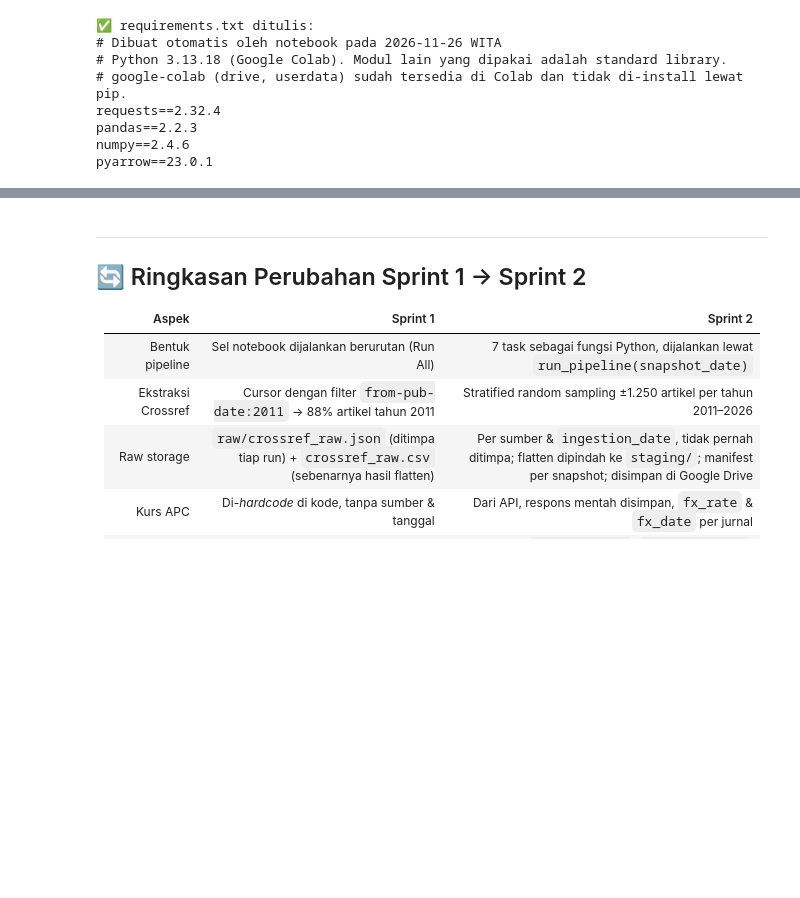
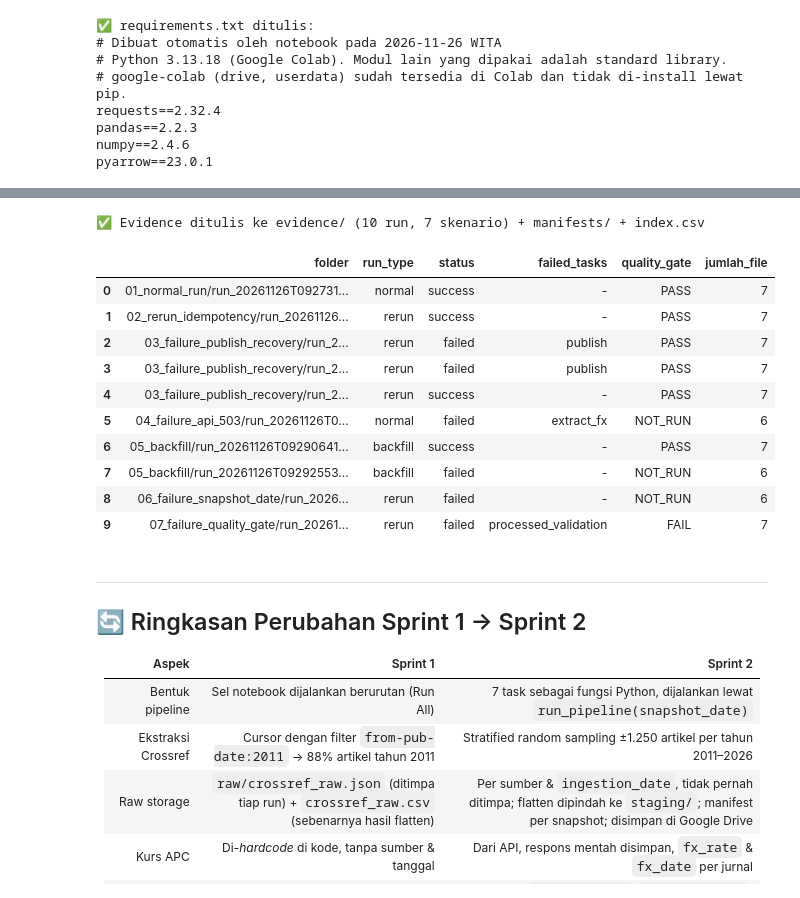
Before and after one commit to IRay3477/DatEng, a Jupyter notebook: Kelompok_5_Scientific_Publication_Pipeline.ipynb, the cells around one changed output, grey strips where cells are left out. Saved outputs shown, nothing was run; the diff lists cells and outputs as text; code cells hidden in the pictures; blank space fills up the shorter version.

Commit message:
docs: add Final Project summary, checklist, and evidence folder

```diff
--- a/Kelompok_5_Scientific_Publication_Pipeline.ipynb
+++ b/Kelompok_5_Scientific_Publication_Pipeline.ipynb
@@ -4716,3 +4732,74 @@ pyarrow==23.0.1
+# %%
+# ------------------------------------------------------------------ evidence folder (salinan bukti dari logs/, tidak mengubah logs/ atau processed/)
+# Run yang dipakai = run dari "Restart and run all" snapshot 2026-11-26 (17.27–17.29 WITA) yang output-nya ada di notebook ini.
+EVIDENCE_DIR = BASE_DIR / "evidence"
+PROD_LOGS, UJI_LOGS = BASE_DIR / "logs", BASE_DIR / "uji_sprint3" / "logs"
+LOG_FILES = ["task_runs.csv", "task_events.csv", "monitoring_summary.csv", "pipeline_run_history.csv", "alerts.csv"]
+EVIDENCE_RUNS = [
+    ("01_normal_run", "Run normal snapshot 2026-11-26: 11 task success, quality gate PASS", PROD_LOGS,
+     ["run_20261126T092731499213"]),
+    ("02_rerun_idempotency", "Rerun snapshot yang sama: isi articles identik (fingerprint sama)", PROD_LOGS,
+     ["run_20261126T092750724372"]),
+    ("03_failure_publish_recovery", "Swap gagal → rollback; sesi mati di tengah swap; run berikutnya recovery", PROD_LOGS,
+     ["run_20261126T092806543411", "run_20261126T092820260246", "run_20261126T092833346012"]),
+    ("04_failure_api_503", "Uji A (simulasi): Crossref 503 lalu pulih, kurs 503 terus → failed, downstream skipped", UJI_LOGS,
+     ["run_20261126T092850530320"]),
+    ("05_backfill", "Uji B: backfill 2026-10-30 ke processed_backfill/; backfill tanpa raw (2026-10-01) ditolak", PROD_LOGS,
+     ["run_20261126T092906413136", "run_20261126T092925537581"]),
+    ("06_failure_snapshot_date", "Uji C: snapshot baru untuk tanggal selain hari ini ditolak, 11 task skipped", PROD_LOGS,
+     ["run_20261126T092927408781"]),
+    ("07_failure_quality_gate", "Uji D (simulasi): 1 DOI duplikat → quality gate FAIL, publish skipped", PROD_LOGS,
+     ["run_20261126T092928771819"]),
+]
+EVIDENCE_MANIFESTS = ["2026-11-26", "2026-10-30"]
+
+if EVIDENCE_DIR.exists():
+    shutil.rmtree(EVIDENCE_DIR)                  # salinan turunan; sumber aslinya tetap di logs/
+index_rows = []
+for folder, description, log_dir, run_ids in EVIDENCE_RUNS:
+    monitoring = pd.read_csv(log_dir / "monitoring_summary.csv", dtype=str).set_index("run_id")
+    for run_id in run_ids:
+        if run_id not in monitoring.index:
+            print(f"⚠️ {run_id} tidak ada di {log_dir.relative_to(BASE_DIR)}/ → dilewati")
+            continue
+        target = EVIDENCE_DIR / folder / run_id
+        target.mkdir(parents=True)
+        for file_name in LOG_FILES:
+            if (log_dir / file_name).exists():
+                rows = pd.read_csv(log_dir / file_name, dtype=str)
+                rows[rows["run_id"] == run_id].to_csv(target / file_name, index=False)
+        for source in [log_dir / "quality_reports" / f"quality_report_{run_id}.csv",
+                       log_dir / "run_metadata" / f"run_metadata_{run_id}.json"]:
+            if source.exists():
+                shutil.copy2(source, target / source.name)
+        run = monitoring.loc[run_id]
+        index_rows.append({"folder": f"{folder}/{run_id}", "skenario": description, "run_type": run["run_type"],
+                           "snapshot_date": run["snapshot_date"], "status": run["status"],
+                           "failed_tasks": run["failed_tasks"], "quality_gate": run["quality_gate"],
+                           "log_asal": str(log_dir.relative_to(BASE_DIR)), "jumlah_file": len(list(target.iterdir()))})
+
+(EVIDENCE_DIR / "manifests").mkdir(parents=True, exist_ok=True)
+for snapshot in EVIDENCE_MANIFESTS:
+    source = BASE_DIR / "raw" / "_manifests" / f"manifest_{snapshot}.json"
+    shutil.copy2(source, EVIDENCE_DIR / "manifests" / source.name)
+
+evidence_index = pd.DataFrame(index_rows)
+evidence_index.to_csv(EVIDENCE_DIR / "index.csv", index=False)
+print(f"✅ Evidence ditulis ke evidence/ ({len(index_rows)} run, {len(EVIDENCE_RUNS)} skenario) + manifests/ + index.csv")
+display(evidence_index[["folder", "run_type", "status", "failed_tasks", "quality_gate", "jumlah_file"]])
+# %% [output]
+✅ Evidence ditulis ke evidence/ (10 run, 7 skenario) + manifests/ + index.csv
+|  | folder | run_type | status | failed_tasks | quality_gate | jumlah_file |
+| 0 | 01_normal_run/run_20261126T092731... | normal | success | - | PASS | 7 |
+| 1 | 02_rerun_idempotency/run_20261126... | rerun | success | - | PASS | 7 |
+| 2 | 03_failure_publish_recovery/run_2... | rerun | failed | publish | PASS | 7 |
+| 3 | 03_failure_publish_recovery/run_2... | rerun | failed | publish | PASS | 7 |
+| 4 | 03_failure_publish_recovery/run_2... | rerun | success | - | PASS | 7 |
+| 5 | 04_failure_api_503/run_20261126T0... | normal | failed | extract_fx | NOT_RUN | 6 |
+| 6 | 05_backfill/run_20261126T09290641... | backfill | success | - | PASS | 7 |
+| 7 | 05_backfill/run_20261126T09292553... | backfill | failed | - | NOT_RUN | 6 |
+| 8 | 06_failure_snapshot_date/run_2026... | rerun | failed | - | NOT_RUN | 6 |
+| 9 | 07_failure_quality_gate/run_20261... | rerun | failed | processed_validation | FAIL | 7 |
 # %% [markdown]
 ---
 
```
Also changed, not shown: parts of 3 cells of this notebook.
